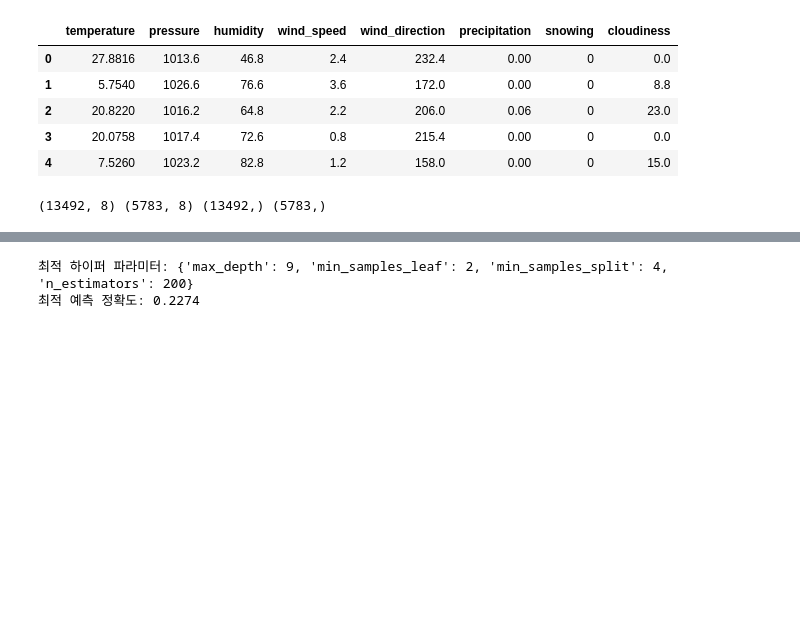
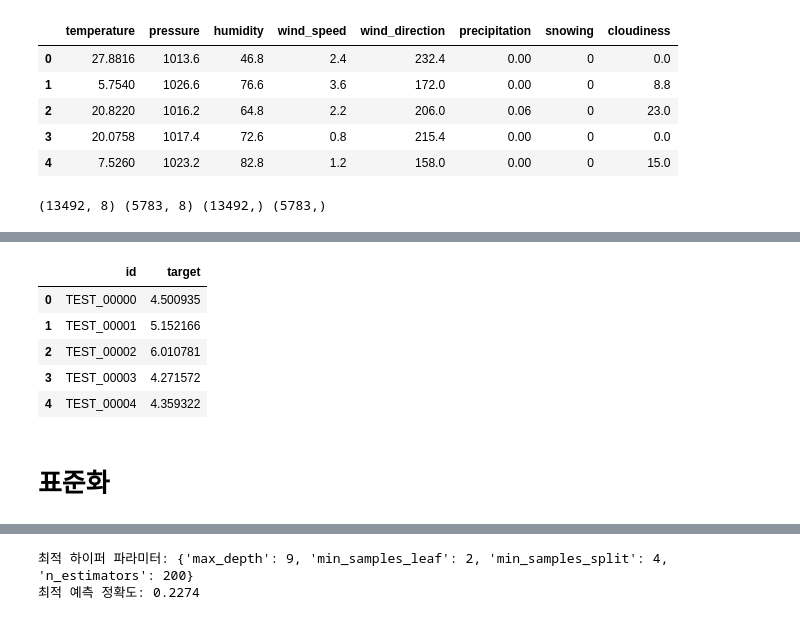
Before and after one commit to stat-thon/project-windpower, a Jupyter notebook: Modeling.ipynb, the cells around one changed output, grey strips where cells are left out. Cells and saved outputs as stored; diff of their text form; code cells hidden in the pictures; blank space fills up the shorter version.

```diff
--- a/Modeling.ipynb
+++ b/Modeling.ipynb
@@ -54,6 +52,15 @@ train_X.head(5)
 | 2 | 20.8220 | 1016.2 | 64.8 | 2.2 | 206.0 | 0.06 | 0 | 23.0 |
 | 3 | 20.0758 | 1017.4 | 72.6 | 0.8 | 215.4 | 0.00 | 0 | 0.0 |
 | 4 | 7.5260 | 1023.2 | 82.8 | 1.2 | 158.0 | 0.00 | 0 | 15.0 |
+# %%
+X = np.array(train_X)
+y  = train_y
+
+kf = KFold(n_splits = 10, shuffle = True)
+
+for train_index, test_index in kf.split(X):
+    X_train, X_test = X[train_index], X[test_index]
+    y_train, y_test = y[train_index], y[test_index]
 # %%
 X_train, X_valid, y_train, y_valid = train_test_split(train_X, train_y, test_size = 0.3)
 print(X_train.shape, X_valid.shape, y_train.shape, y_valid.shape)
@@ -61,0 +220,9 @@ print(X_train.shape, X_valid.shape, y_train.shape, y_valid.shape)
+# %%
+new_X = np.array(new_train_X)
+new_y  = new_train_y
+
+kf = KFold(n_splits = 10, shuffle = True)
+
+for train_index, test_index in kf.split(new_X):
+    new_X_train, new_X_test = new_X[train_index], new_X[test_index]
+    new_y_train, new_y_test = new_y[train_index], new_y[test_index]
@@ -61,0 +251,12 @@ print(X_train.shape, X_valid.shape, y_train.shape, y_valid.shape)
+# %%
+new_xgb_pred = new_xgb_model.predict(new_test_X)
+submit = pd.read_csv('./data/sample_submission.csv')
+submit['target'] = new_xgb_pred
+submit.head()
+# %% [output]
+|  | id | target |
+| 0 | TEST_00000 | 4.500935 |
+| 1 | TEST_00001 | 5.152166 |
+| 2 | TEST_00002 | 6.010781 |
+| 3 | TEST_00003 | 4.271572 |
+| 4 | TEST_00004 | 4.359322 |
@@ -61,0 +265,2 @@ print(X_train.shape, X_valid.shape, y_train.shape, y_valid.shape)
+# %% [markdown]
+# 표준화
```
Also changed, not shown: parts of 22 cells of this notebook.
